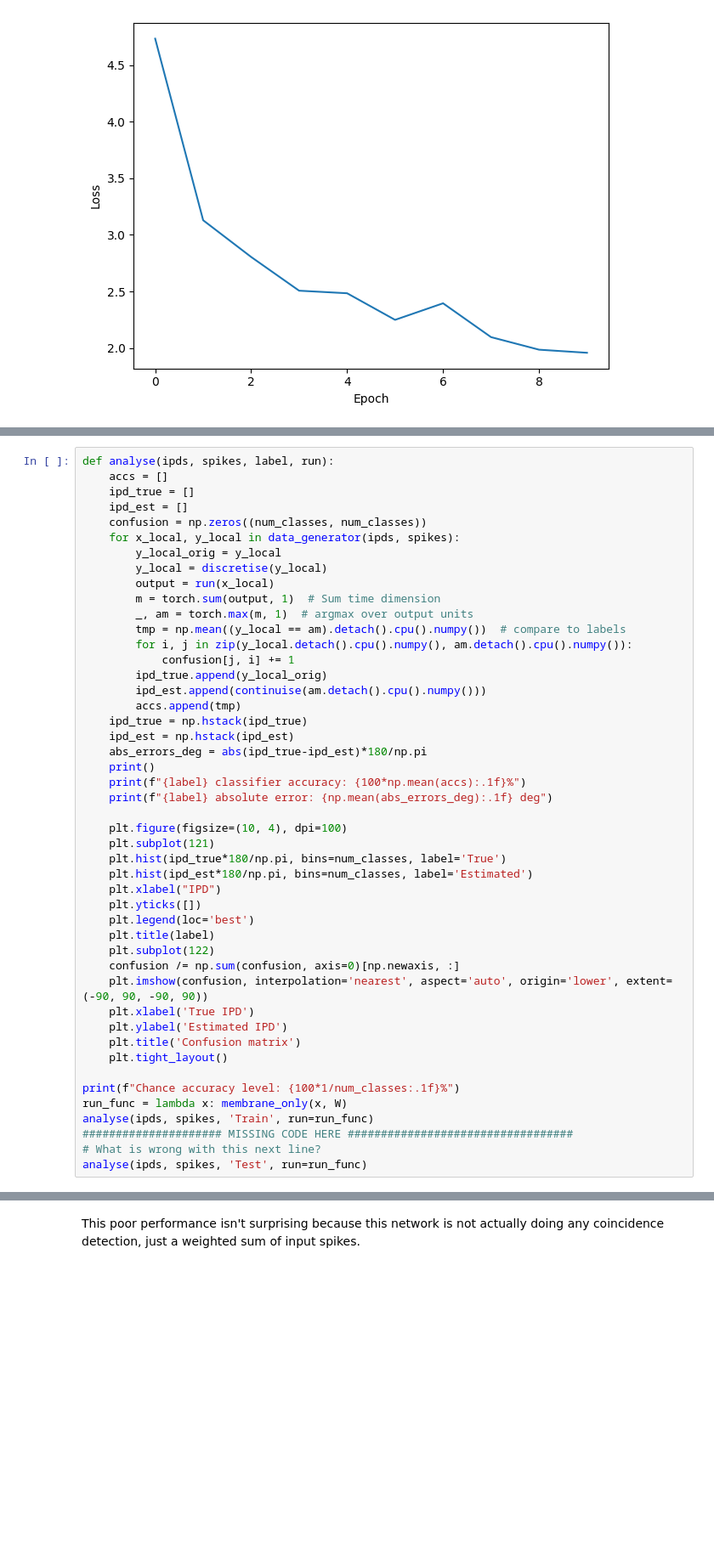
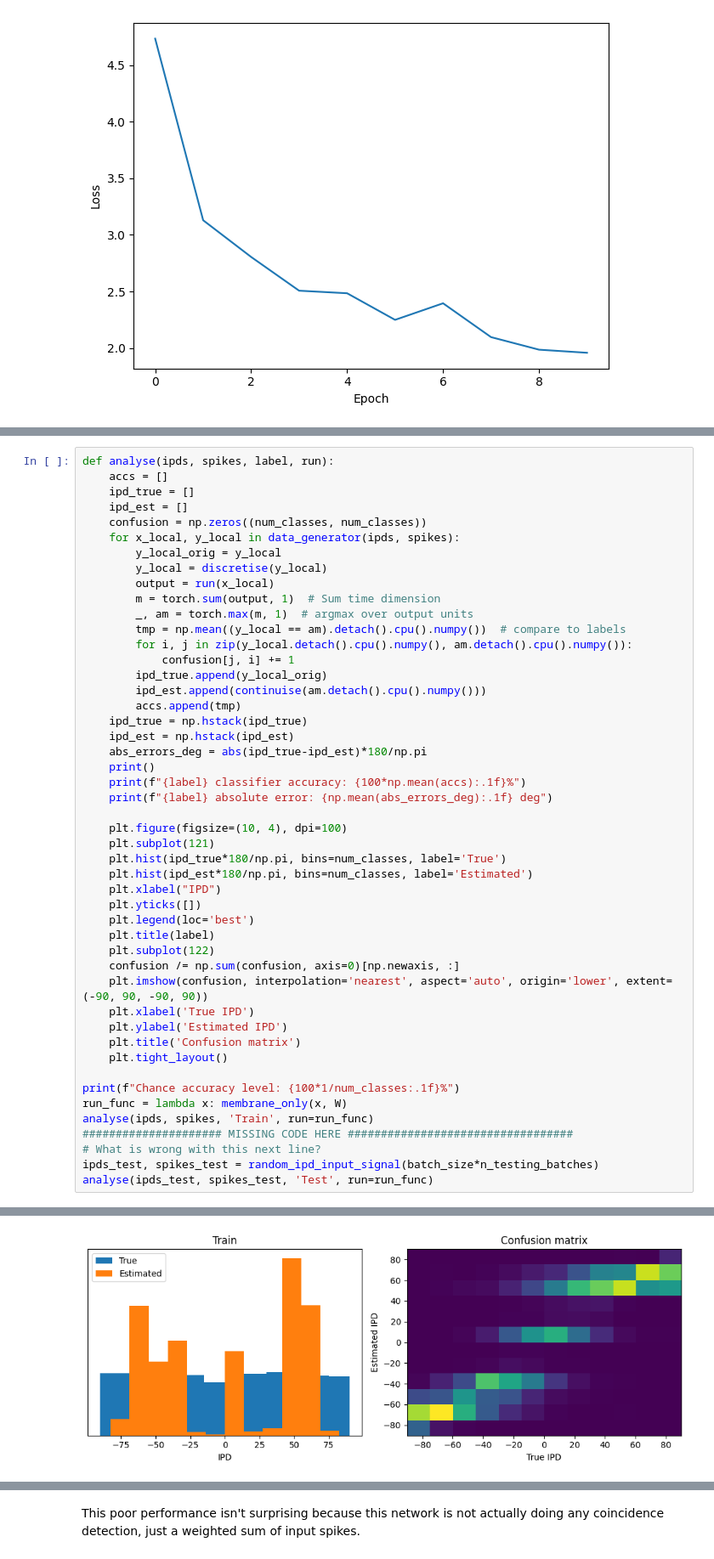
Before and after one commit to AliSalehiAhmadabad/Neuroscience_for_machine_learners, a Jupyter notebook: 5-surrogate-sound-localisation.ipynb, the cells around one changed output, grey strips where cells are left out. Shown at 85% size. Drawn from its saved outputs; the diff is of its cells as text; blank space fills up the shorter version.

```diff
--- a/5-surrogate-sound-localisation.ipynb
+++ b/5-surrogate-sound-localisation.ipynb
@@ -311,4 +311,6 @@ run_func = lambda x: membrane_only(x, W)
 analyse(ipds, spikes, 'Train', run=run_func)
 ##################### MISSING CODE HERE ##################################
 # What is wrong with this next line?
-analyse(ipds, spikes, 'Test', run=run_func)
+ipds_test, spikes_test = random_ipd_input_signal(batch_size*n_testing_batches)
+analyse(ipds_test, spikes_test, 'Test', run=run_func)
+# %% [output]
@@ -314,0 +324 @@ analyse(ipds, spikes, 'Test', run=run_func)
+[figure, added]
```
Also changed, not shown: parts of 7 cells of this notebook.
